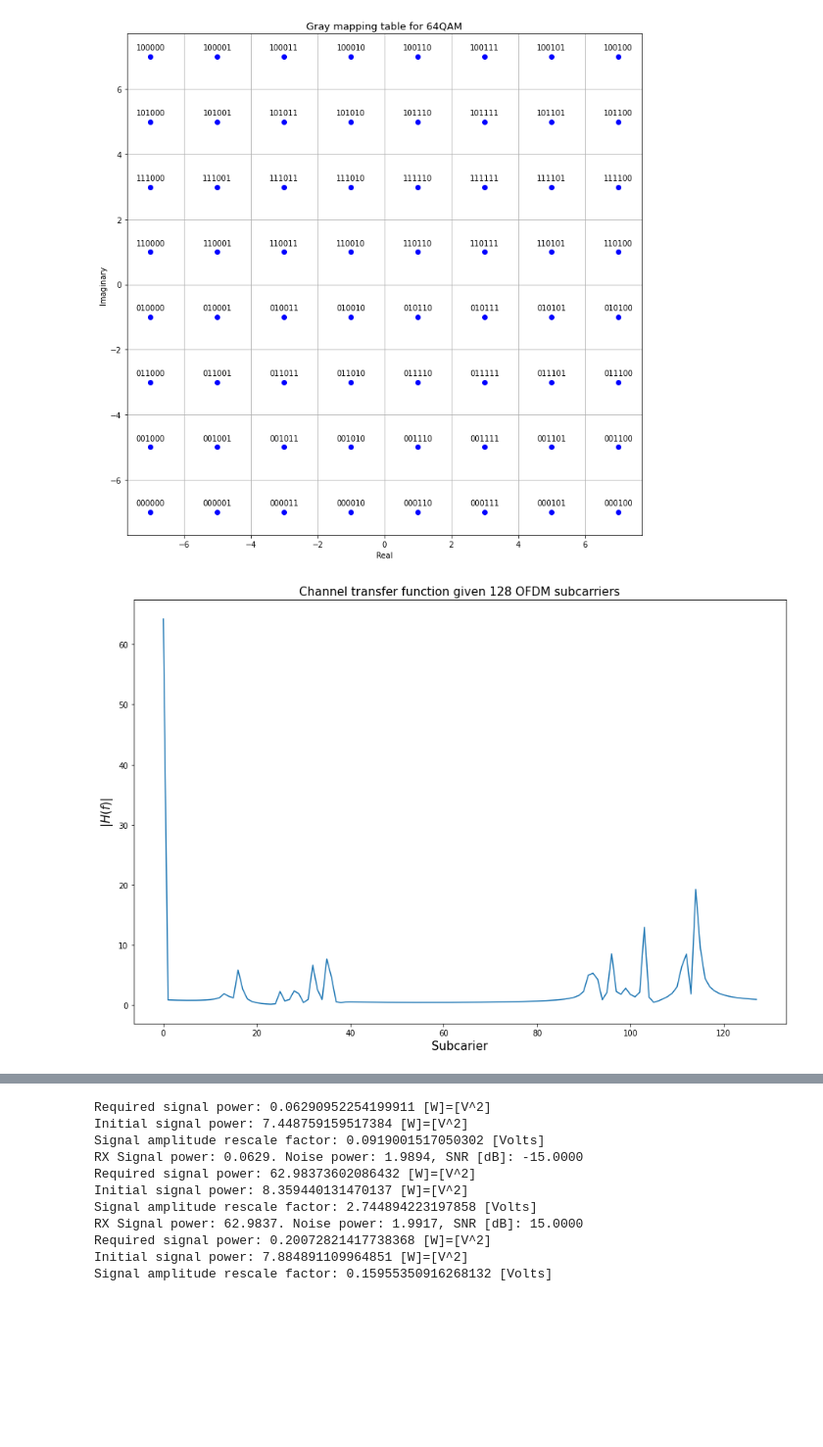
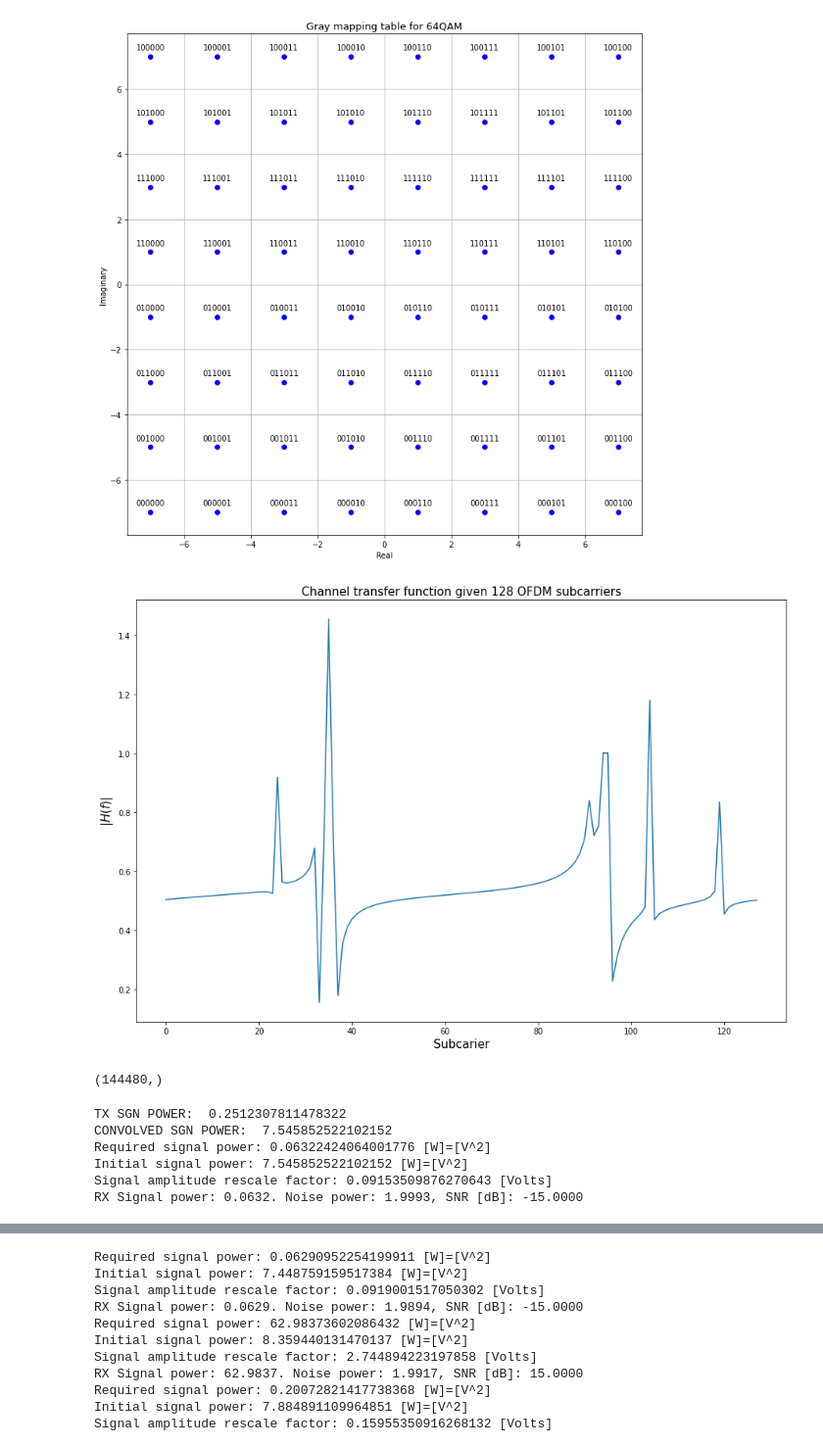
Before and after one commit to georgegrosu1/cognitive-aether, a Jupyter notebook: generate_ofdm_dataset.ipynb, the cells around one changed output, grey strips where cells are left out. Shown at 98% size. Drawn from its saved outputs; the diff is of its cells as text; code cells hidden in the pictures; blank space fills up the shorter version.

Commit message:
Bug fix for ch response which must be the fft of z

```diff
--- a/generate_ofdm_dataset.ipynb
+++ b/generate_ofdm_dataset.ipynb
@@ -20,7 +20,7 @@ fading_channel = ChannelModel(total_carriers_over_ch=subcarriers,
                               fc=990e6,
                               velocity=40,
                               k_rice=0,
-                              r_hat_rice=2)
+                              r_hat_rice=0.2)
 # %%
 ofdm_gen = OFDMModulator(bits_per_sym=bits_per_sym,
                          subcarriers=subcarriers,
@@ -68,15 +68,15 @@ for key in ofdm_gen.mapping_table.keys():
 # %% [output]
 [figure]
 # %%
-channelResponse = ofdm_gen.channel_response # the impulse response of the wireless channel
-H_exact = np.fft.fft(channelResponse, ofdm_gen.subcarriers)
+H_exact = ofdm_gen.channel_response # the impulse response of the wireless channel
+# H_exact = np.fft.fft(channelResponse, ofdm_gen.subcarriers)
 plt.figure(figsize=(15,10))
 plt.plot(ofdm_gen.subcarriers_idxs, abs(H_exact))
 plt.xlabel('Subcarier', fontsize=15); plt.ylabel('$|H(f)|$', fontsize=15);
 plt.title(f'Channel transfer function given {subcarriers} OFDM subcarriers', fontsize=15)
 SNRdb = 25  # signal to noise-ratio in dB at the receiver
 # %% [output]
-[figure, old version]
+[figure, new version]
 # %%
 ofdm_sign = np.array([])
 for i in range(1000):
@@ -97,9 +97,18 @@ ofdm_ift = ofdm_gen.ofdm_idft(ofdm_sign)
 ofdm_wcp = ofdm_gen.add_cyclic_prefix(ofdm_ift)
 # %%
 print(ofdm_sign.shape)
+# %% [output]
+(144480,)
 # %%
 OFDM_TX = ofdm_sign
 OFDM_RX, noise = ofdm_gen.ofdm_over_channel(OFDM_TX)
+# %% [output]
+TX SGN POWER:  0.2512307811478322
+CONVOLVED SGN POWER:  7.545852522102152
+Required signal power: 0.06322424064001776 [W]=[V^2]
+Initial signal power: 7.545852522102152 [W]=[V^2]
+Signal amplitude rescale factor: 0.09153509876270643 [Volts]
+RX Signal power: 0.0632. Noise power: 1.9993, SNR [dB]: -15.0000
 # %%
 plt.figure(figsize=(20,10))
 plt.title(
```
Also changed, not shown: parts of 2 cells of this notebook, 1 other file.
